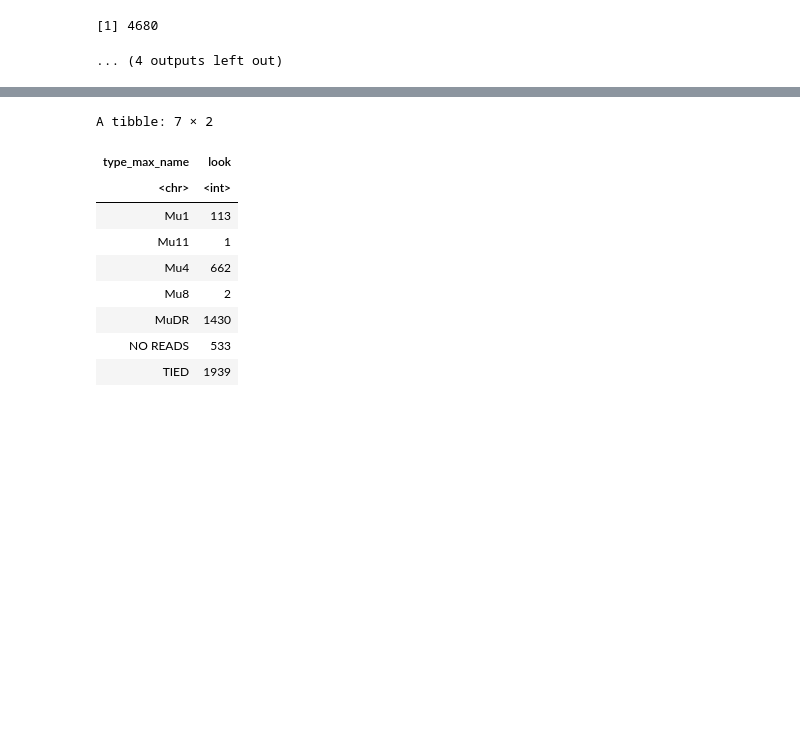
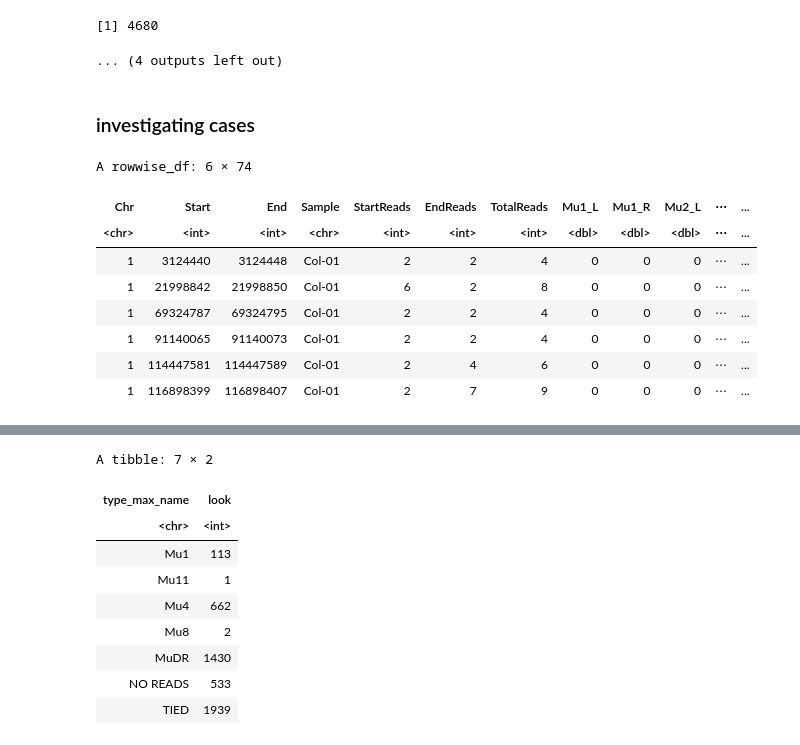
Before and after one commit to tgstoecker/MuWU, a Jupyter notebook: te_typing_annotation.ipynb, the cells around one changed output, grey strips where cells are left out. Cells and saved outputs as stored; diff of their text form; code cells hidden in the pictures; blank space fills up the shorter version.

Commit message:
final table code; uncategorized analysis started

```diff
--- a/te_typing_annotation.ipynb
+++ b/te_typing_annotation.ipynb
@@ -586,0 +594,17 @@ A rowwise_df: 5 × 70
+# %% [markdown]
+### investigating cases
+# %%
+sss %>%
+  filter(type_max_name == "NO READS") %>%
+#  select(contains("value")) %>%
+  head()
+# %% [output]
+A rowwise_df: 6 × 74
+| Chr | Start | End | Sample | StartReads | EndReads | TotalReads | Mu1_L | Mu1_R | Mu2_L | ⋯ | ... |
+| <chr> | <int> | <int> | <chr> | <int> | <int> | <int> | <dbl> | <dbl> | <dbl> | ⋯ | ... |
+| 1 | 3124440 | 3124448 | Col-01 | 2 | 2 | 4 | 0 | 0 | 0 | ⋯ | ... |
+| 1 | 21998842 | 21998850 | Col-01 | 6 | 2 | 8 | 0 | 0 | 0 | ⋯ | ... |
+| 1 | 69324787 | 69324795 | Col-01 | 2 | 2 | 4 | 0 | 0 | 0 | ⋯ | ... |
+| 1 | 91140065 | 91140073 | Col-01 | 2 | 2 | 4 | 0 | 0 | 0 | ⋯ | ... |
+| 1 | 114447581 | 114447589 | Col-01 | 2 | 4 | 6 | 0 | 0 | 0 | ⋯ | ... |
+| 1 | 116898399 | 116898407 | Col-01 | 2 | 7 | 9 | 0 | 0 | 0 | ⋯ | ... |
```
Also changed, not shown: parts of 9 cells of this notebook.
